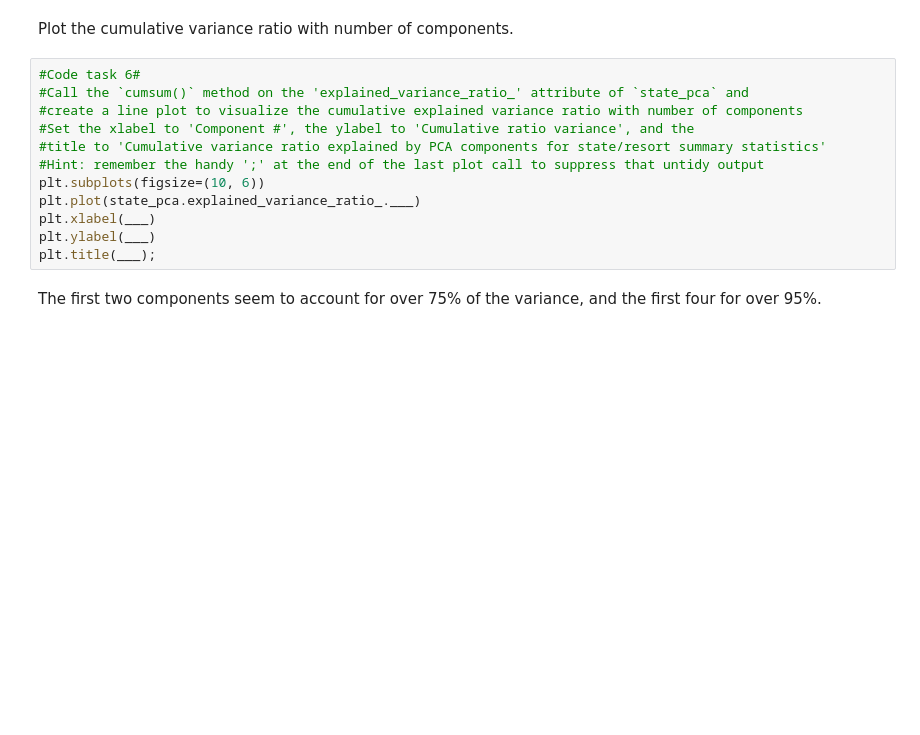
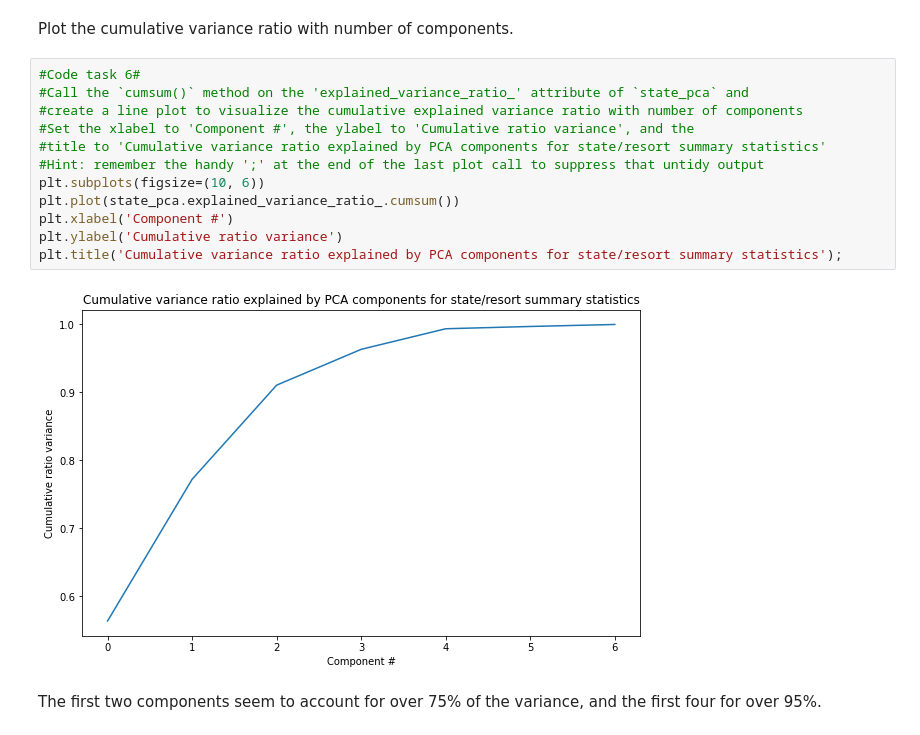
Before and after one commit to Hillary577/DataScienceGuidedCapstone, a Jupyter notebook: Notebooks/HL_03_exploratory_data_analysis.ipynb, the cells around one changed output. Cells and saved outputs as stored; diff of their text form; blank space fills up the shorter version.

```diff
--- a/Notebooks/HL_03_exploratory_data_analysis.ipynb
+++ b/Notebooks/HL_03_exploratory_data_analysis.ipynb
@@ -355,15 +380,17 @@ Plot the cumulative variance ratio with number of components.
 # %%
 #Code task 6#
 #Call the `cumsum()` method on the 'explained_variance_ratio_' attribute of `state_pca` and
 #create a line plot to visualize the cumulative explained variance ratio with number of components
 #Set the xlabel to 'Component #', the ylabel to 'Cumulative ratio variance', and the
 #title to 'Cumulative variance ratio explained by PCA components for state/resort summary statistics'
 #Hint: remember the handy ';' at the end of the last plot call to suppress that untidy output
 plt.subplots(figsize=(10, 6))
-plt.plot(state_pca.explained_variance_ratio_.___)
-plt.xlabel(___)
-plt.ylabel(___)
-plt.title(___);
+plt.plot(state_pca.explained_variance_ratio_.cumsum())
+plt.xlabel('Component #')
+plt.ylabel('Cumulative ratio variance')
+plt.title('Cumulative variance ratio explained by PCA components for state/resort summary statistics');
+# %% [output]
+[figure, added]
 # %% [markdown]
 The first two components seem to account for over 75% of the variance, and the first four for over 95%.
 # %% [markdown]
```
Also changed, not shown: parts of 6 cells of this notebook.
